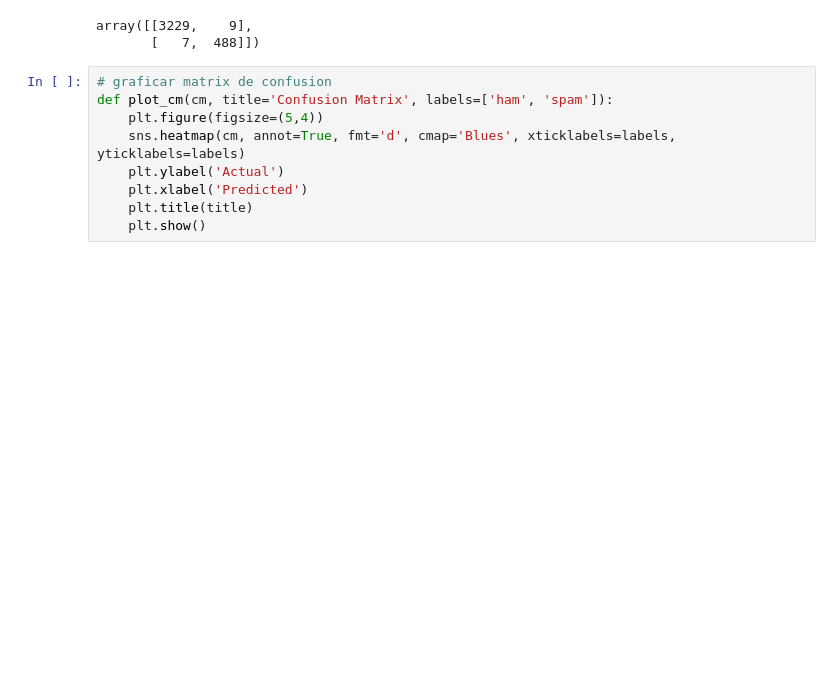
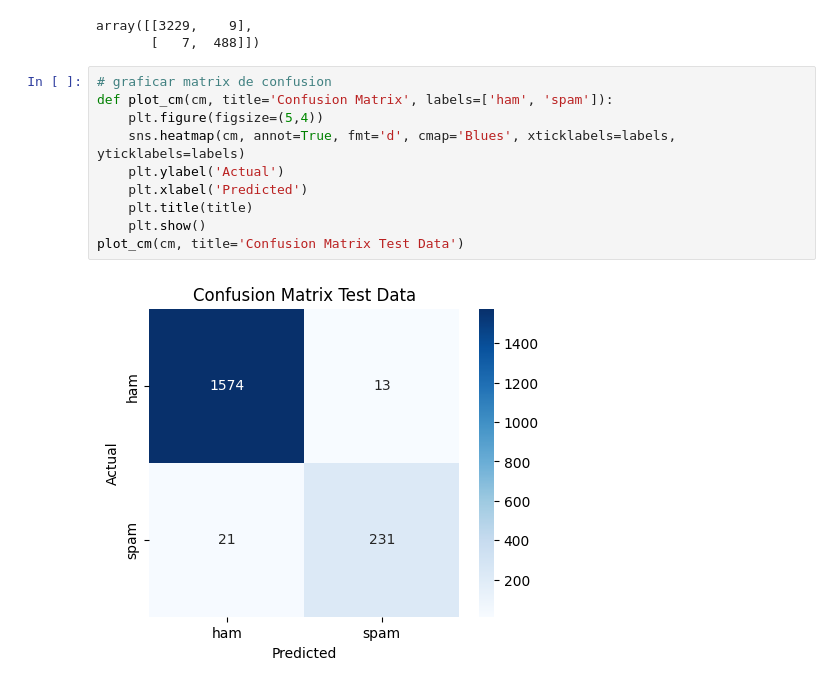
Before and after one commit to beyondAnalysIs/Procesamiento_de_Lenguaje_Natural_NLP, a Jupyter notebook: deteccion_spam/deteccion_spam.ipynb, the cells around one changed output. Cells and saved outputs as stored; diff of their text form; blank space fills up the shorter version.

Commit message:
grafica de matrix de confusión 15/10/2025

```diff
--- a/deteccion_spam/deteccion_spam.ipynb
+++ b/deteccion_spam/deteccion_spam.ipynb
@@ -190,9 +190,12 @@ array([[3229,    9],
 # %%
 # graficar matrix de confusion
 def plot_cm(cm, title='Confusion Matrix', labels=['ham', 'spam']):
     plt.figure(figsize=(5,4))
     sns.heatmap(cm, annot=True, fmt='d', cmap='Blues', xticklabels=labels, yticklabels=labels)
     plt.ylabel('Actual')
     plt.xlabel('Predicted')
     plt.title(title)
     plt.show()
+plot_cm(cm, title='Confusion Matrix Test Data')
+# %% [output]
+[figure, added]
```
Also changed, not shown: parts of 1 cell of this notebook.
